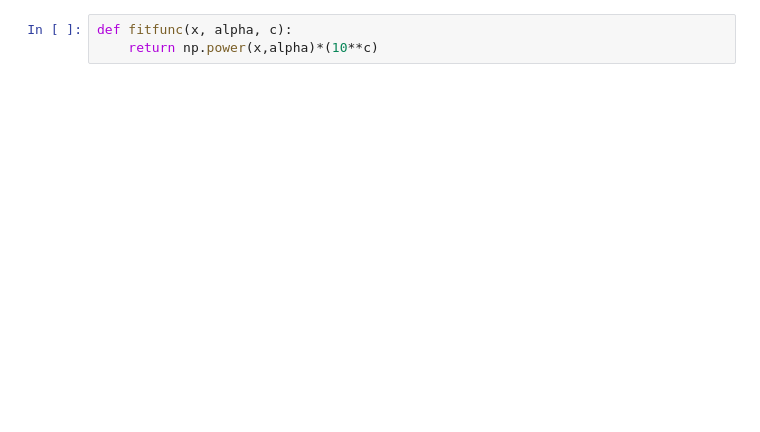
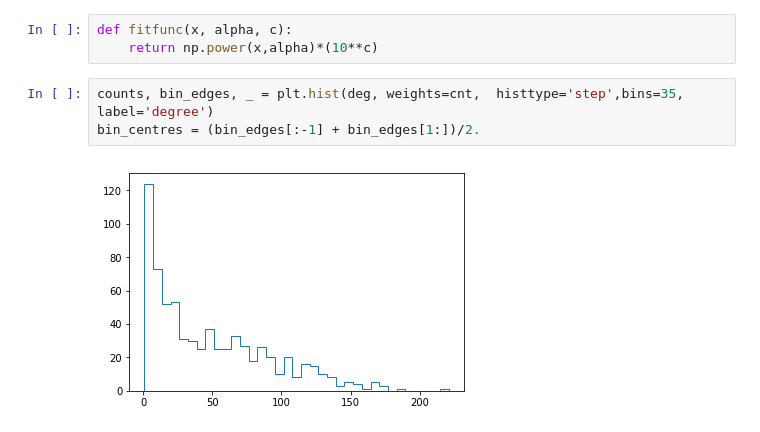
Before and after one commit to fvalle1/master_thesis, a Jupyter notebook: Network.ipynb, the cells around one changed output. Drawn from its saved outputs; the diff is of its cells as text; blank space fills up the shorter version.

```diff
--- a/Network.ipynb
+++ b/Network.ipynb
@@ -88,4 +100,9 @@ fig.savefig("degree_distribution.png")
 # %%
 def fitfunc(x, alpha, c):
     return np.power(x,alpha)*(10**c)
+# %%
+counts, bin_edges, _ = plt.hist(deg, weights=cnt,  histtype='step',bins=35, label='degree')
+bin_centres = (bin_edges[:-1] + bin_edges[1:])/2.
+# %% [output]
+[figure, added]
 # %%
```
Also changed, not shown: parts of 13 cells of this notebook, 13 other files.
